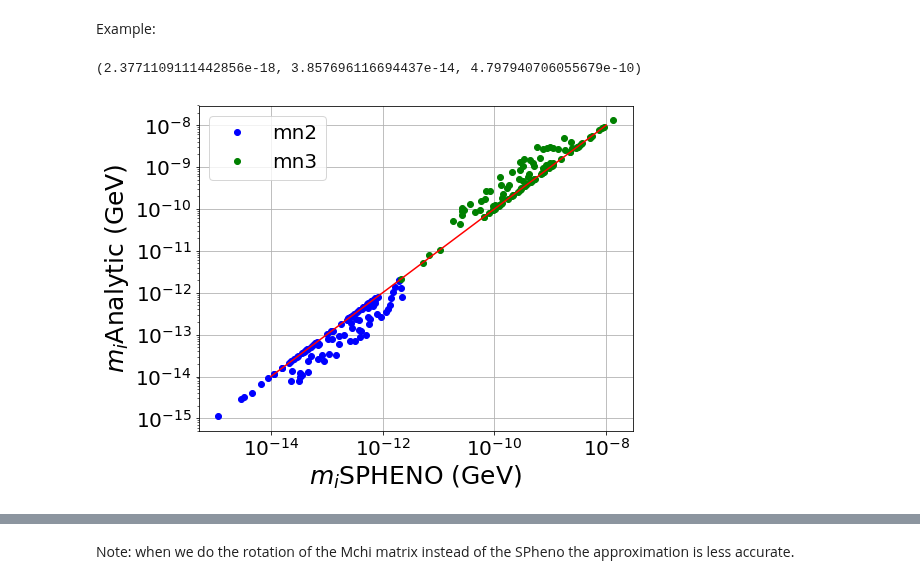
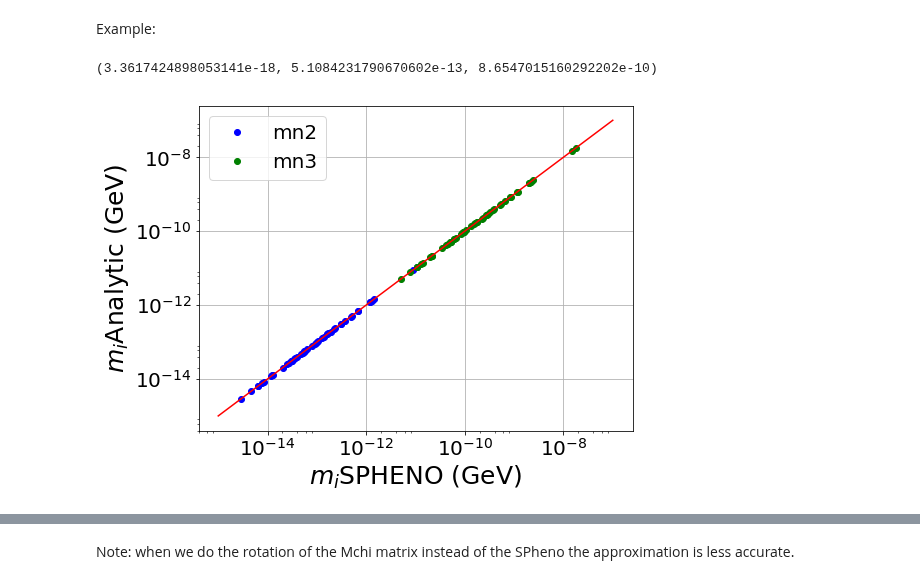
Before and after one commit to anferivera/SDdiracDM, a Jupyter notebook: run_model_neutrinos-random.ipynb, the cells around one changed output, grey strips where cells are left out. Drawn from its saved outputs; the diff is of its cells as text; code cells hidden in the pictures.

```diff
--- a/run_model_neutrinos-random.ipynb
+++ b/run_model_neutrinos-random.ipynb
@@ -69,11 +69,11 @@ for n in range(0,Num):
     #BLOCK MINPAR
     MDF = np.exp(np.random.uniform(np.log(200.),np.log(500.)))
     MS12 = np.exp(np.random.uniform(np.log(1.*10**(6)),np.log(1.*10**(8))))
-    MS22 = np.exp(np.random.uniform(np.log(1.*10**(6)),np.log(1.*10**(8))))
-    LamS1H = 0.*np.exp(np.random.uniform(np.log(10**(-4)),np.log(10**(-1))))
-    LamS2H = 0.*np.exp(np.random.uniform(np.log(10**(-4)),np.log(10**(-1))))
-    LamSPH = 0.*np.exp(np.random.uniform(np.log(10**(-4)),np.log(10**(-1))))
-    LamS = 0.*np.exp(np.random.uniform(np.log(10**(-4)),np.log(10**(-1))))
+    MS22 = MS12
+    LamS1H = np.exp(np.random.uniform(np.log(10**(-4)),np.log(10**(-1))))
+    LamS2H = LamS1H
+    LamSPH = np.exp(np.random.uniform(np.log(10**(-4)),np.log(10**(-1))))
+    LamS = np.exp(np.random.uniform(np.log(10**(-6)),np.log(10**(-4)))) #Almost cero
     LamSP = np.exp(np.random.uniform(np.log(10**(-2)),np.log(10**(-1))))
     vS = np.exp(np.random.uniform(np.log(500.),np.log(1000.)))
     YRD = np.exp(np.random.uniform(np.log(10**(-4)),np.log(10**(-2))))
@@ -409,7 +409,7 @@ Example:
 # %%
 MATRIXDIAG(YRB11,YRB12,YRB13,YRB21,YRB22,YRB23,YRA11,YRA12,YRA13,YRA21,YRA22,YRA23,mS1,mS2,MDF,vS,YRC,YRD)
 # %% [output]
-(2.3771109111442856e-18, 3.857696116694437e-14, 4.797940706055679e-10)
+(3.3617424898053141e-18, 5.1084231790670602e-13, 8.6547015160292202e-10)
 # %%
 #Add to the DataFrame
 xd['mn1'] = MatrixDiag_new(xd.YRB11,xd.YRB12,xd.YRB13,xd.YRB21,xd.YRB22,xd.YRB23,xd.YRA11,xd.YRA12,xd.YRA13,\
@@ -425,20 +425,20 @@ plt.rcParams.update({'font.size': 20})
 # %%
 plt.figure(figsize=(8,6))
 
 #plt.loglog(xd.mv1,xd.mn1,'bo')
 plt.loglog(xd.mv2,xd.mn2,'bo')
 plt.loglog(xd.mv3,xd.mn3,'go')
 
-a = np.linspace(1e-014,1e-08,20)
+a = np.linspace(1e-15,1e-07,20)
 plt.plot(a,a,'r-')
 
 plt.xlabel(r'$m_i$SPHENO (GeV)',size=25)
 plt.ylabel(r'$m_i$Analytic (GeV)',size=25)
 plt.legend()
 
 plt.grid()
 
 plt.tight_layout()
 #plt.savefig('plots/neutrino_masses.pdf')
 # %% [output]
-[figure, old version]
+[figure, new version]
```
Also changed, not shown: parts of 9 cells of this notebook, 7 other files.
